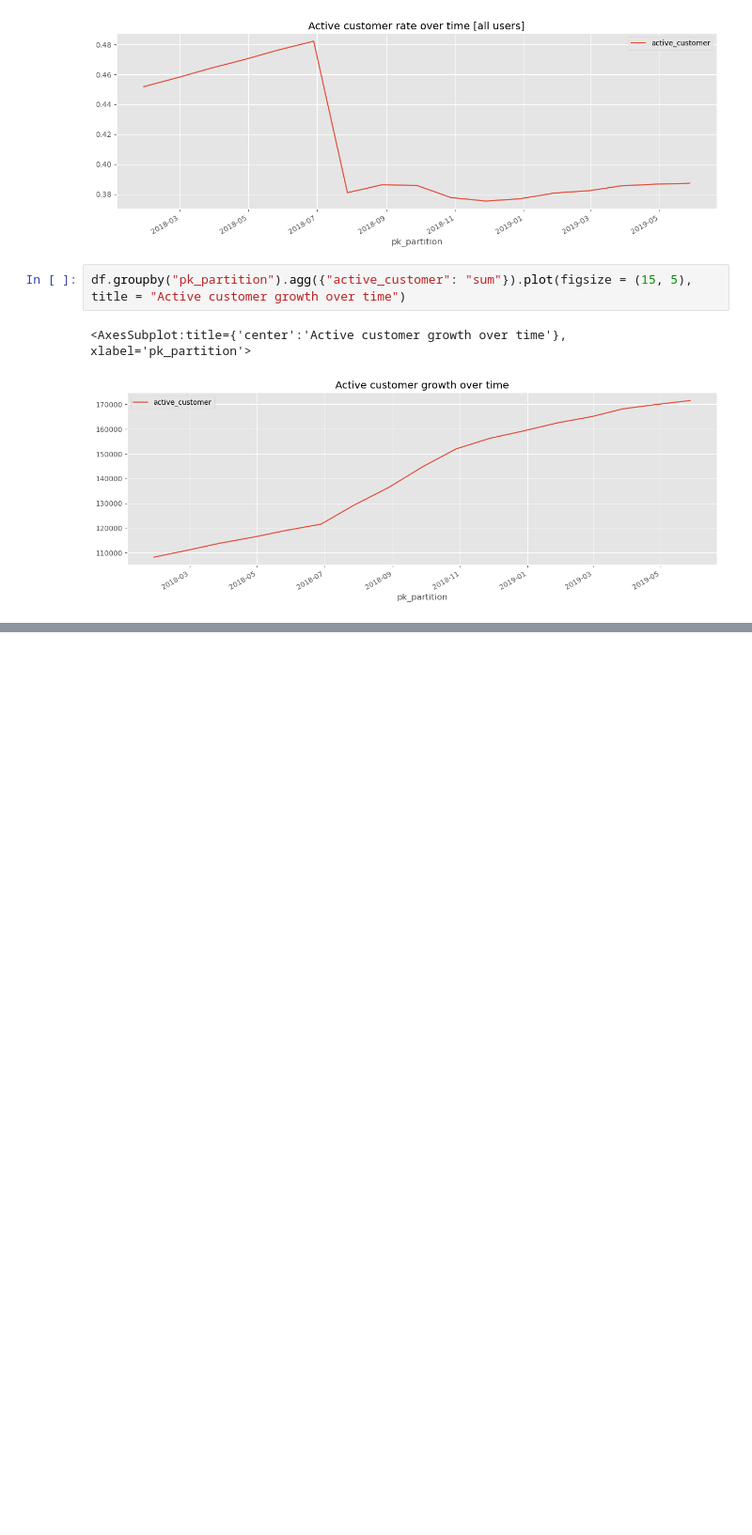
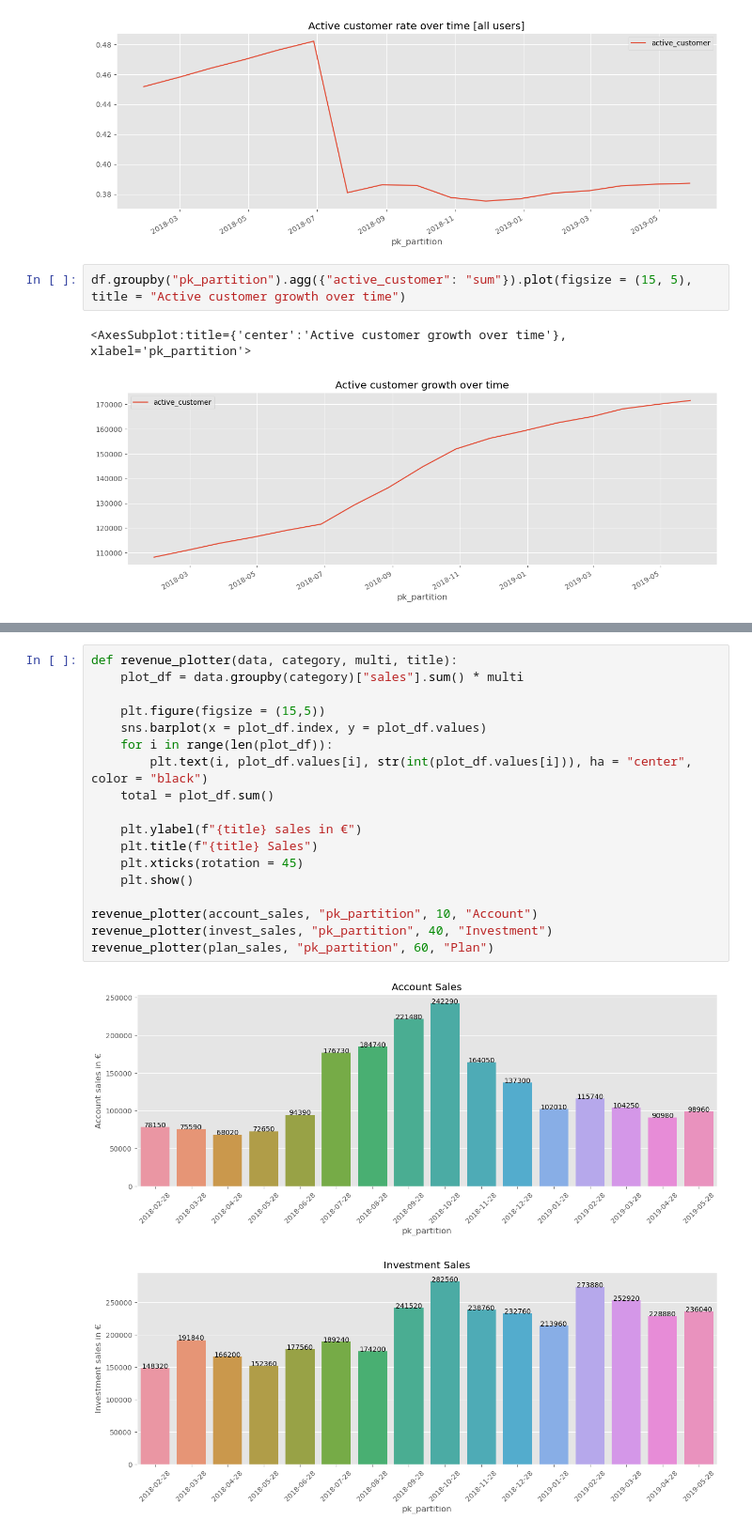
Before and after one commit to aggarcia1996/final_project_adjt, a Jupyter notebook: Analysis/EDA.ipynb, the cells around one changed output, grey strips where cells are left out. Shown at 94% size. Saved outputs shown, nothing was run; the diff lists cells and outputs as text; blank space fills up the shorter version.

```diff
--- a/Analysis/EDA.ipynb
+++ b/Analysis/EDA.ipynb
@@ -672,0 +701,21 @@ df.groupby("pk_partition").agg({"active_customer": "sum"}).plot(figsize = (15, 5
+# %%
+def revenue_plotter(data, category, multi, title):
+    plot_df = data.groupby(category)["sales"].sum() * multi
+
+    plt.figure(figsize = (15,5))
+    sns.barplot(x = plot_df.index, y = plot_df.values)
+    for i in range(len(plot_df)):
+        plt.text(i, plot_df.values[i], str(int(plot_df.values[i])), ha = "center", color = "black")
+    total = plot_df.sum()
+
+    plt.ylabel(f"{title} sales in €")
+    plt.title(f"{title} Sales")
+    plt.xticks(rotation = 45)
+    plt.show()
+
+revenue_plotter(account_sales, "pk_partition", 10, "Account")
+revenue_plotter(invest_sales, "pk_partition", 40, "Investment")
+revenue_plotter(plan_sales, "pk_partition", 60, "Plan")
+# %% [output]
+[figure, added]
+[figure, added]
```
Also changed, not shown: parts of 7 cells of this notebook.
